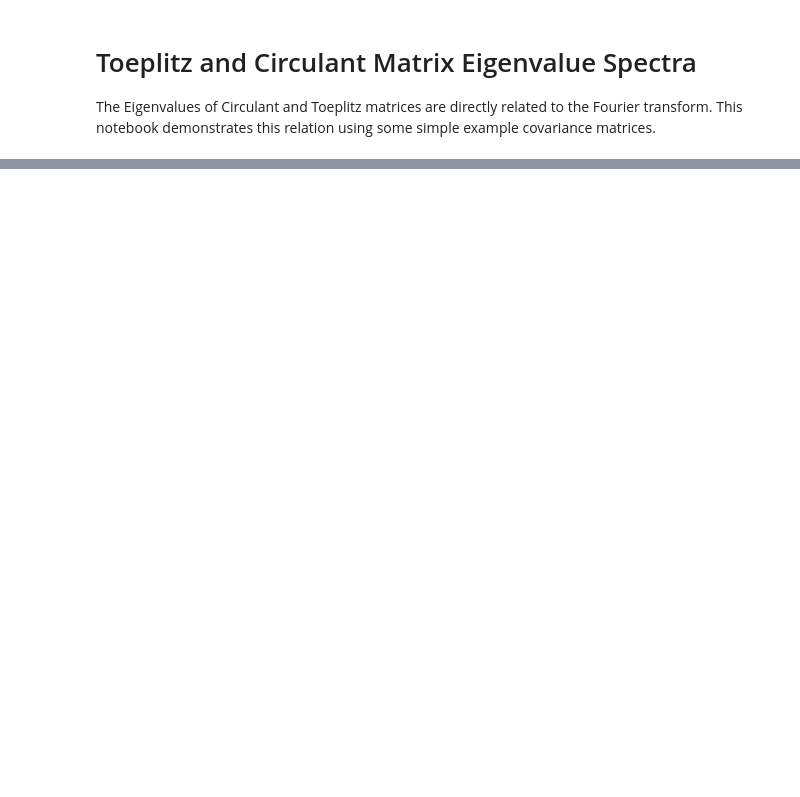
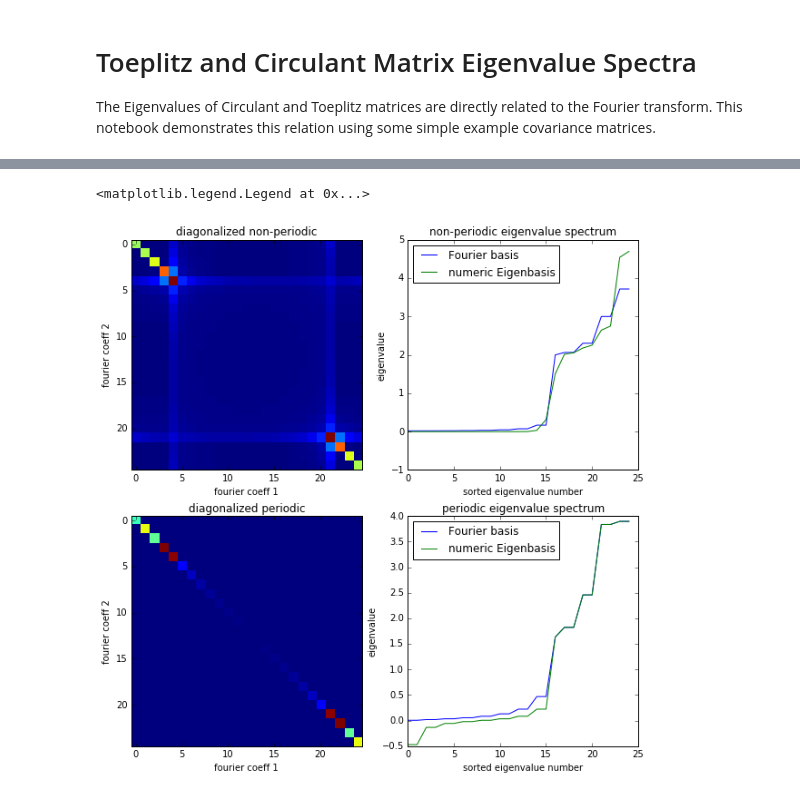
Before and after one commit to MMesch/toeplitz_spectrum, a Jupyter notebook: toeplitz_spectrum.ipynb, the cells around one changed output, grey strips where cells are left out. Drawn from its saved outputs; the diff is of its cells as text; code cells hidden in the pictures; blank space fills up the shorter version.

```diff
--- a/toeplitz_spectrum.ipynb
+++ b/toeplitz_spectrum.ipynb
@@ -97,0 +85,28 @@ col3.plot(evals_circ)
+# %%
+# diagonalize covariance matrices and extract the sorted diagonal entries
+diagonalized = fbasis.dot(covariance).dot(fbasis.conjugate().T)
+diagonalized_circ = fbasis.dot(covariance_circ).dot(fbasis.conjugate().T)
+
+evals_ana = np.sort(np.abs(np.diag(diagonalized)))
+evals_ana_circ = np.sort(np.abs(np.diag(diagonalized_circ)))
+
+fig, axes = plt.subplots(2, 2, figsize=(10,10))
+
+# plot non-periodic diagonalized matrix and eigenvalue spectra
+axes[0, 0].imshow(np.abs(diagonalized), interpolation='nearest')
+axes[0, 0].set(title='diagonalized non-periodic', xlabel='fourier coeff 1', ylabel='fourier coeff 2')
+axes[0, 1].plot(evals_ana, label='Fourier basis')
+axes[0, 1].plot(evals, label='numeric Eigenbasis')
+axes[0, 1].set(title='non-periodic eigenvalue spectrum', xlabel='sorted eigenvalue number', ylabel='eigenvalue')
+axes[0, 1].legend(loc=2)
+
+# plot periodic diagonalized matrix and eigenvalue spectra
+axes[1, 0].imshow(np.abs(diagonalized_circ), interpolation='nearest')
+axes[1, 0].set(title='diagonalized periodic', xlabel='fourier coeff 1', ylabel='fourier coeff 2')
+axes[1, 1].plot(evals_ana_circ, label='Fourier basis')
+axes[1, 1].plot(evals_circ, label='numeric Eigenbasis')
+axes[1, 1].set(title='periodic eigenvalue spectrum', xlabel='sorted eigenvalue number', ylabel='eigenvalue')
+axes[1, 1].legend(loc=2)
+# %% [output]
+<matplotlib.legend.Legend at 0x...>
+[figure, added]
```
Also changed, not shown: parts of 9 cells of this notebook.
